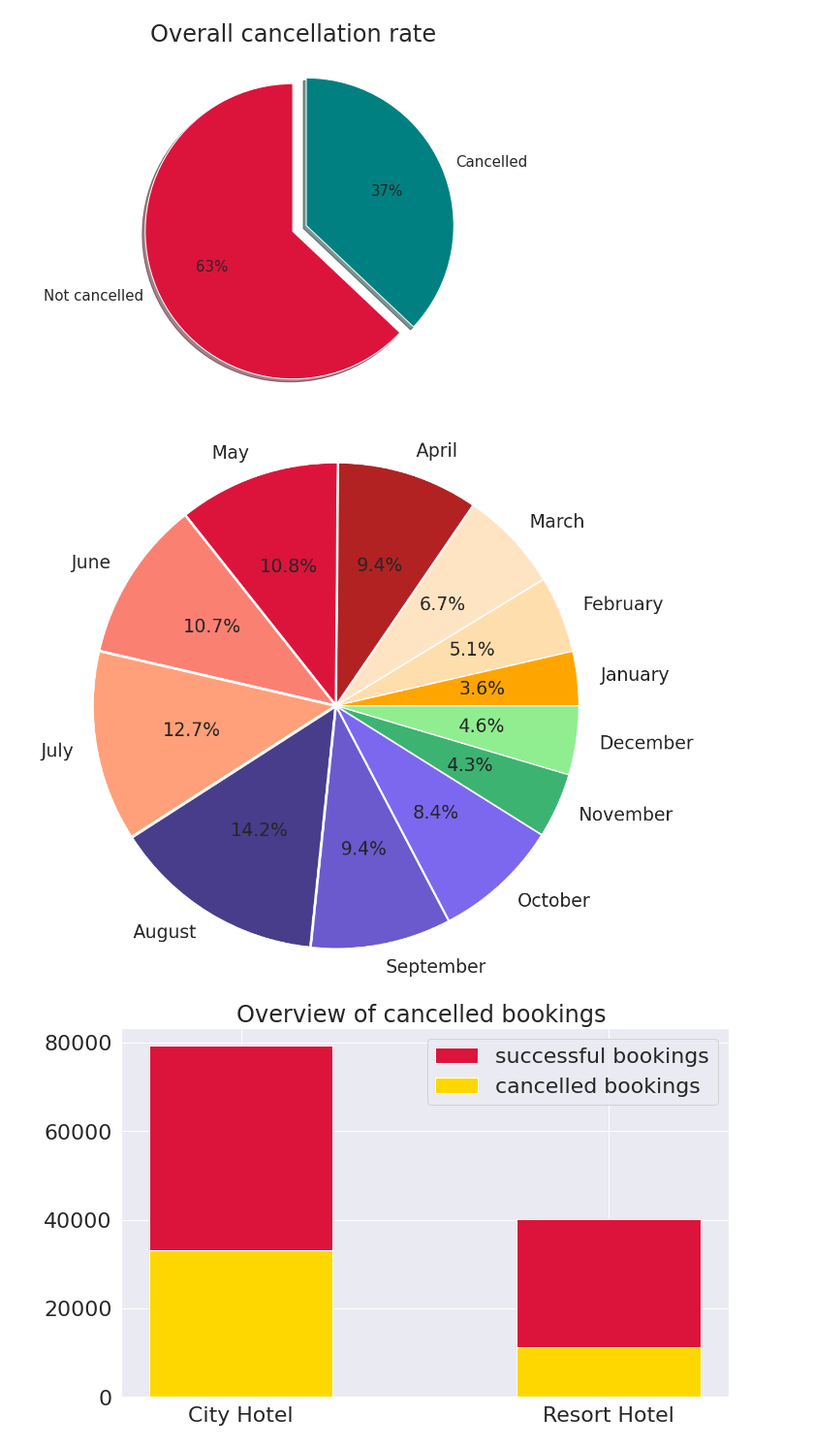
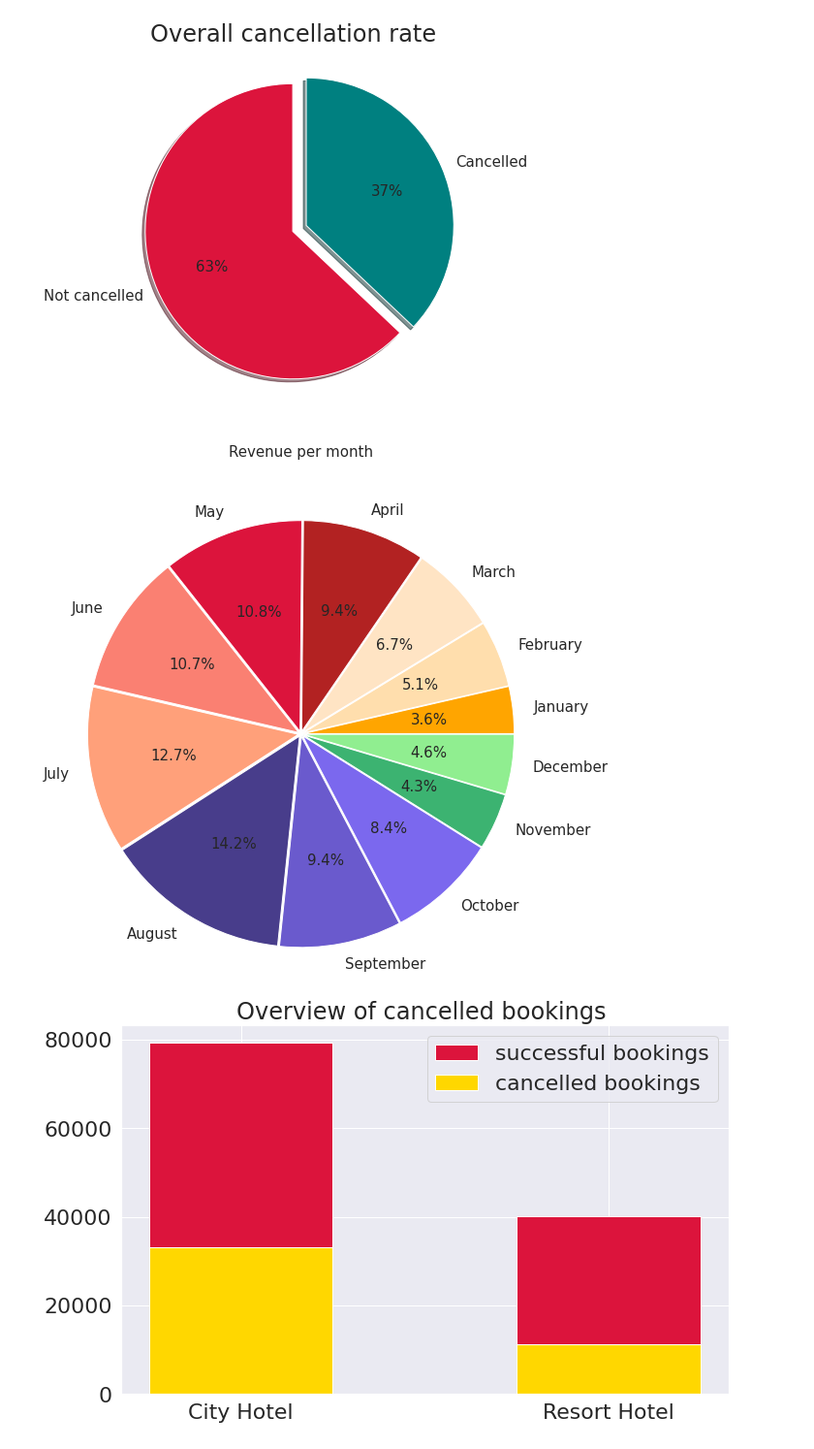
Before and after one commit to SethupathyM/EDA---Capstone-Project, a Jupyter notebook: Hotel_Booking_Capstone_Project.ipynb, the cells around one changed output. Shown at 97% size. Saved outputs shown, nothing was run; the diff lists cells and outputs as text; code cells hidden in the pictures.

```diff
--- a/Hotel_Booking_Capstone_Project.ipynb
+++ b/Hotel_Booking_Capstone_Project.ipynb
@@ -139,5 +268,5 @@ sns.set_theme()
 for i in enumerate(lst_box):
     plt.subplot(10, 2,i[0]+1)
     sns.set(font_scale = 2)
-    sns.boxplot(df["lead_time"],color='pink')
+    sns.boxplot(df[i[1]],color='pink')
     plt.xlabel(i[1],fontsize=25)
@@ -244,13 +375,13 @@ adr_sum['month_name'] = adr_sum['arrival_date_month'].apply(month_name)
 # %%
 # importing colors
 import matplotlib.colors as mcolors
 # Plotting the pie chart
-plt.figure(figsize = (10,10))
-plt.pie(adr_sum['adr'], labels = adr_sum['month_name'], explode = [0.025,0.025,0.025,0.025,0.025,0.025,0.025,0.025,0.025,0.025,0.025,0.025], colors = ['orange','navajowhite','bisque','firebrick','crimson','salmon','lightsalmon','darkslateblue','slateblue','mediumslateblue','mediumseagreen','lightgreen'], radius = 2, textprops = {'fontsize': 33}, autopct = '%0.1f%%' )
-# plt.title('Revenue per month', fontsize = 20)
+plt.figure(figsize = (5,5))
+plt.pie(adr_sum['adr'], labels = adr_sum['month_name'], explode = [0.025,0.025,0.025,0.025,0.025,0.025,0.025,0.025,0.025,0.025,0.025,0.025], colors = ['orange','navajowhite','bisque','firebrick','crimson','salmon','lightsalmon','darkslateblue','slateblue','mediumslateblue','mediumseagreen','lightgreen'], radius = 2, textprops = {'fontsize': 15}, autopct = '%0.1f%%' )
+plt.title('Revenue per month', fontsize = 15,pad = 150)
 plt.show()
 # %% [output]
-[figure, old version]
+[figure, new version]
 # %%
 # y=df['is_canceled'].value_counts().tolist()
 # z=['Not cancelled','Cancelled']
```
Also changed, not shown: parts of 20 cells of this notebook.
